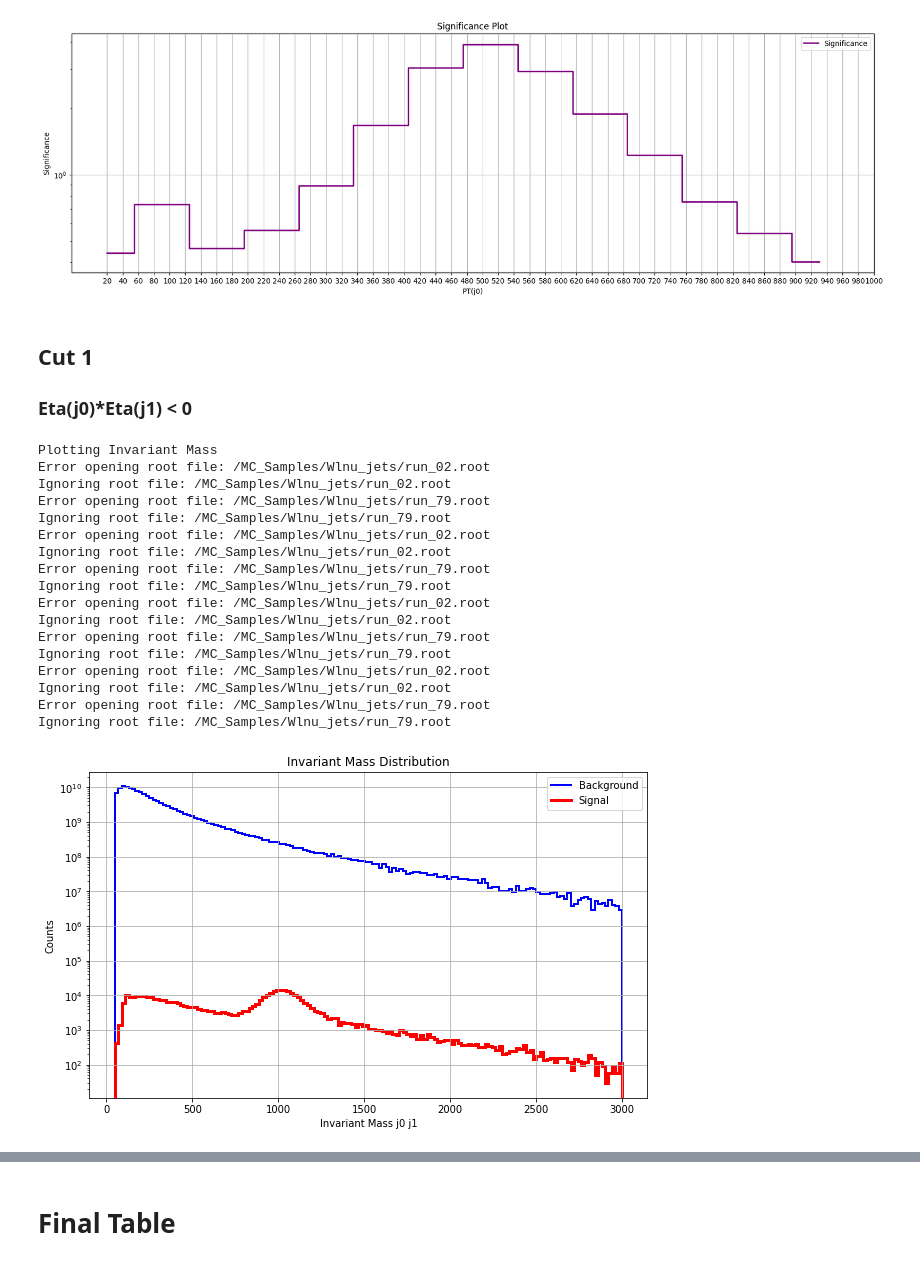
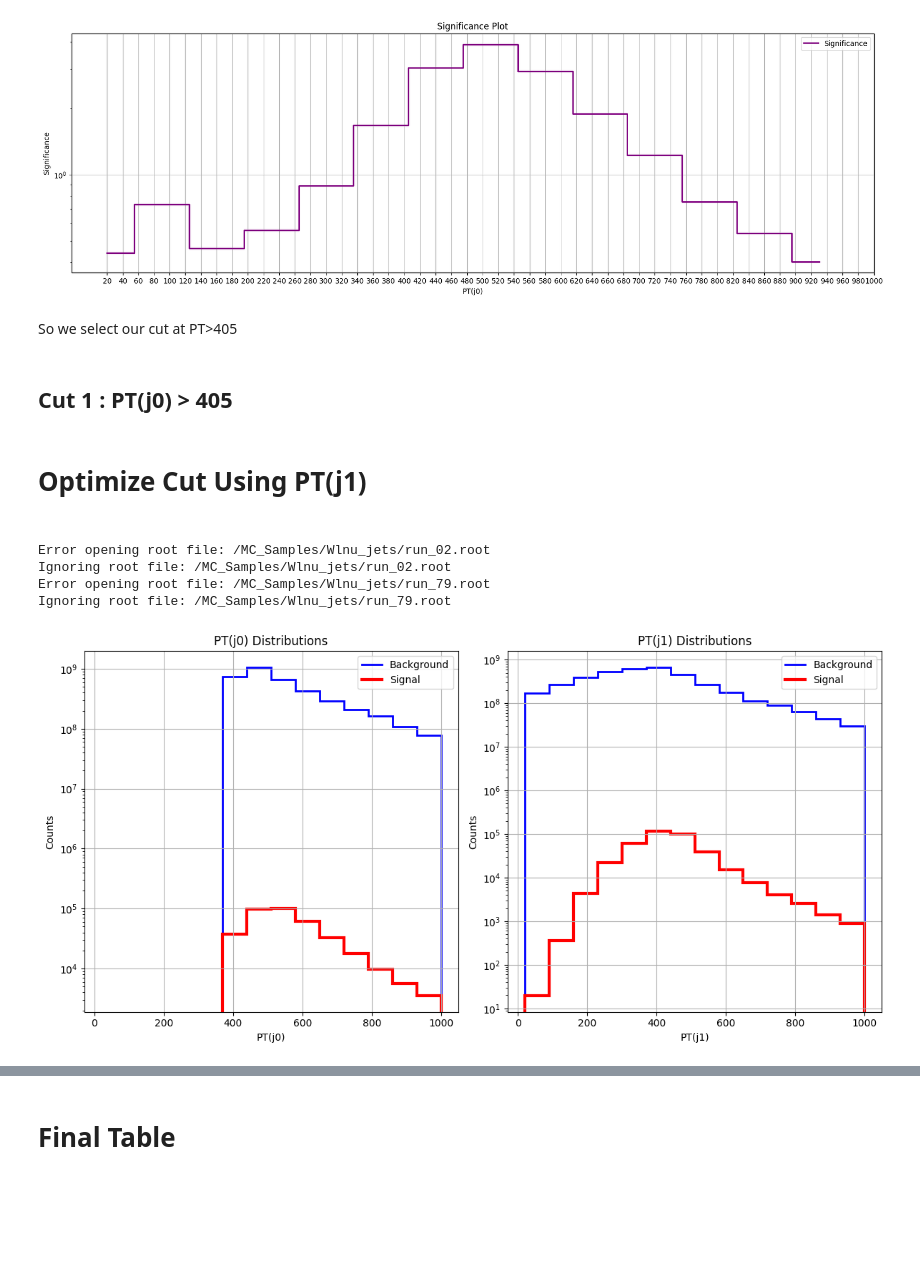
Before and after one commit to MarioPardo/VBFDM_Analysis, a Jupyter notebook: Analysis/Analysis1_OptSignificance/Analysis1_FullAnalysis.ipynb, the cells around one changed output, grey strips where cells are left out. Drawn from its saved outputs; the diff is of its cells as text; code cells hidden in the pictures; blank space fills up the shorter version.

Commit message:
optimizing cuts using significances

```diff
--- a/Analysis/Analysis1_OptSignificance/Analysis1_FullAnalysis.ipynb
+++ b/Analysis/Analysis1_OptSignificance/Analysis1_FullAnalysis.ipynb
@@ -261,48 +281,29 @@ Rank 3: Significance = 2.941, Bin = 580.000
 Rank 4: Significance = 1.888, Bin = 650.000
 Rank 5: Significance = 1.676, Bin = 370.000
 [figure]
+# %% [markdown]
+So we select our cut at PT>405
 # %% [markdown]
-<h2> Cut 1 </h2>
-
-<h3> Eta(j0)*Eta(j1) < 0</h3>
+<h2> Cut 1 : PT(j0) > 405</h2>
 # %%
 #Cut for eta(j0)*eta(j1) >=0
 def mask_etaeta_condition(df):
-    # Extract Eta for j0 and j1
-    eta_j0 = df["Jet.Eta"].apply(lambda x: x[0] if len(x) > 1 else None)
-    eta_j1 = df["Jet.Eta"].apply(lambda x: x[1] if len(x) > 1 else None)
+    # Extract PT for j0 and j1
+    pt_j0 = df["Jet.PT"].apply(lambda x: x[0] if len(x) > 1 else None)
 
-    # Create mask where Eta(j0) * Eta(j1) < 0
-    return (eta_j0 * eta_j1) < 0
+    # Create mask where PT(j0) > 405 and PT(j1) > 405
+    return (pt_j0 > 405)
 
 maskList.append(mask_etaeta_condition)
-cuts_strings.append("Eta(j0) * Eta(j1) < 0")
+cuts_strings.append("PT(j0) > 405")
+# %% [markdown]
+<h1> Optimize Cut Using PT(j1) <h1>
 # %%
-# Plot and store necessary calculations
-currSigEvents, currBkgEvents, numWBkgEvents, numZBkgEvents = plot_functions.PlotInvariantMass(maskList,signal_weights,background_weightsWZ,"A1_PlotInvMass_1Cut")
-currSignificance = calculation_functions.calculateSignificance(currSigEvents, currBkgEvents)
-
-Signal_numevents.append(currSigEvents)
-Background_numevents.append(currBkgEvents)
-BkgW_numevents.append(numWBkgEvents)
-BkgZ_numevents.append(numZBkgEvents)
-significances.append(currSignificance)
+# Plot PT and get necessary data
+_,_, ptj0_hists, ptj1_hists = plot_functions.PlotJets("PT","PT",maskList,signal_weights,background_weightsWZ,"A1_PlotPTJets_1Cut")
 # %% [output]
-Plotting Invariant Mass
 Error opening root file: /MC_Samples/Wlnu_jets/run_02.root
 Ignoring root file: /MC_Samples/Wlnu_jets/run_02.root
 Error opening root file: /MC_Samples/Wlnu_jets/run_79.root
 Ignoring root file: /MC_Samples/Wlnu_jets/run_79.root
-Error opening root file: /MC_Samples/Wlnu_jets/run_02.root
-Ignoring root file: /MC_Samples/Wlnu_jets/run_02.root
-Error opening root file: /MC_Samples/Wlnu_jets/run_79.root
-Ignoring root file: /MC_Samples/Wlnu_jets/run_79.root
-Error opening root file: /MC_Samples/Wlnu_jets/run_02.root
-Ignoring root file: /MC_Samples/Wlnu_jets/run_02.root
-Error opening root file: /MC_Samples/Wlnu_jets/run_79.root
-Ignoring root file: /MC_Samples/Wlnu_jets/run_79.root
-Error opening root file: /MC_Samples/Wlnu_jets/run_02.root
-Ignoring root file: /MC_Samples/Wlnu_jets/run_02.root
-Error opening root file: /MC_Samples/Wlnu_jets/run_79.root
-Ignoring root file: /MC_Samples/Wlnu_jets/run_79.root
-[figure, old version]
+[figure, new version]
```
Also changed, not shown: parts of 36 cells of this notebook, 14 other files.
